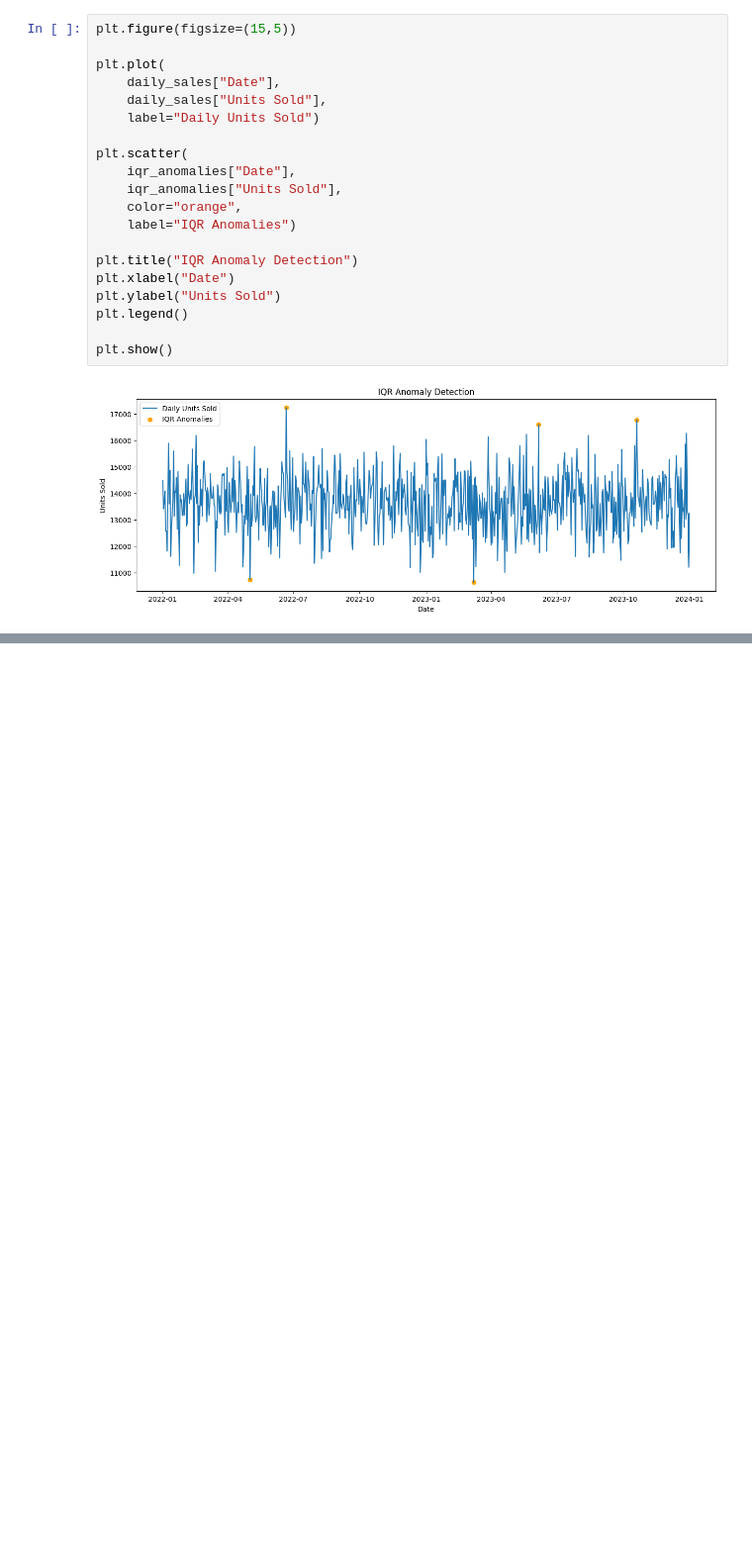
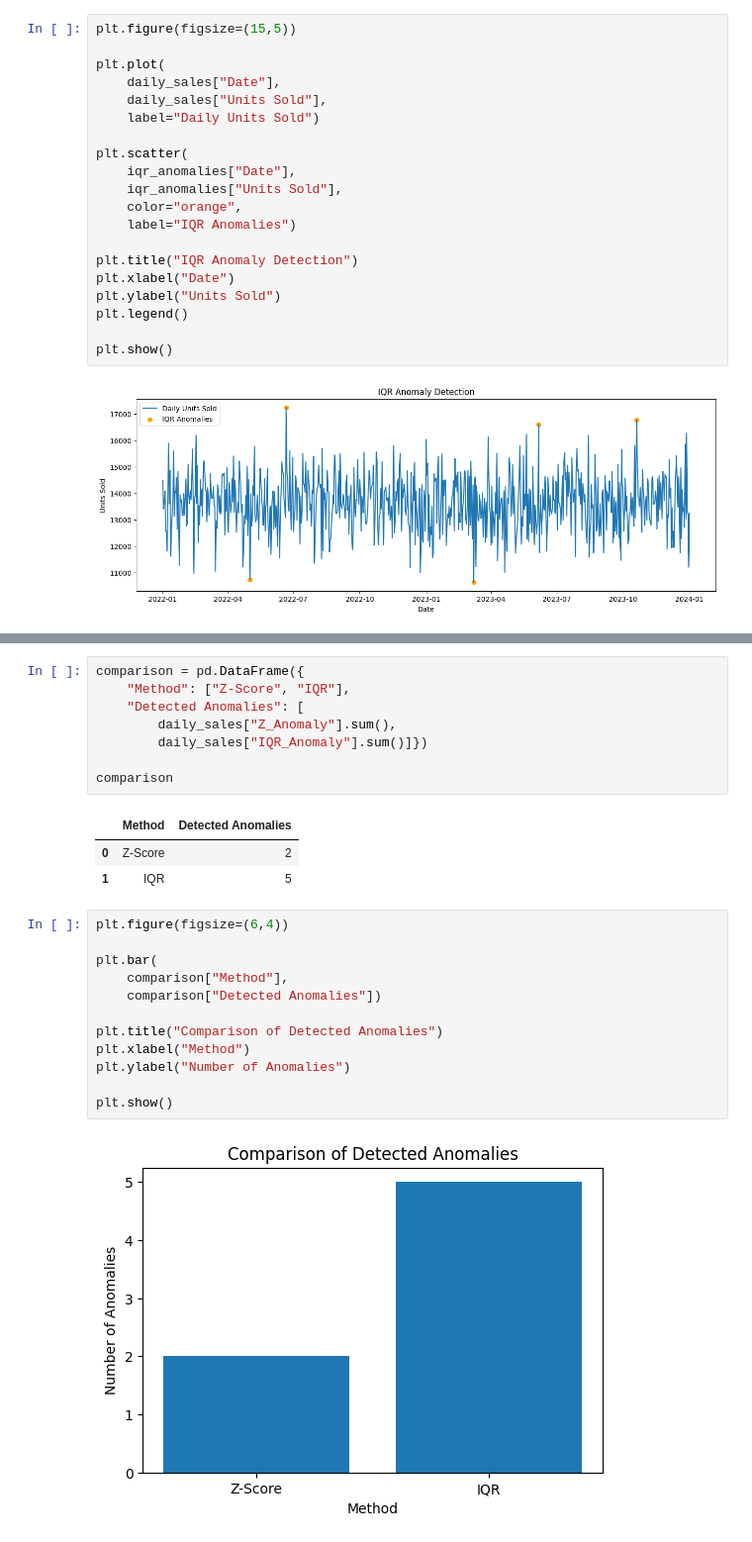
Before and after one commit to Adithyan-7/supply-chain-demand-forecasting, a Jupyter notebook: notebooks/03_anomaly_detection.ipynb, the cells around one changed output, grey strips where cells are left out. Shown at 99% size. Drawn from its saved outputs; the diff is of its cells as text; blank space fills up the shorter version.

Commit message:
added anomaly detection comparison and business insights

```diff
--- a/notebooks/03_anomaly_detection.ipynb
+++ b/notebooks/03_anomaly_detection.ipynb
@@ -251,0 +256,26 @@ plt.show()
+# %%
+comparison = pd.DataFrame({
+    "Method": ["Z-Score", "IQR"],
+    "Detected Anomalies": [
+        daily_sales["Z_Anomaly"].sum(),
+        daily_sales["IQR_Anomaly"].sum()]})
+
+comparison
+# %% [output]
+|  | Method | Detected Anomalies |
+| 0 | Z-Score | 2 |
+| 1 | IQR | 5 |
+# %%
+plt.figure(figsize=(6,4))
+
+plt.bar(
+    comparison["Method"],
+    comparison["Detected Anomalies"])
+
+plt.title("Comparison of Detected Anomalies")
+plt.xlabel("Method")
+plt.ylabel("Number of Anomalies")
+
+plt.show()
+# %% [output]
+[figure, added]
```
Also changed, not shown: parts of 3 cells of this notebook.
